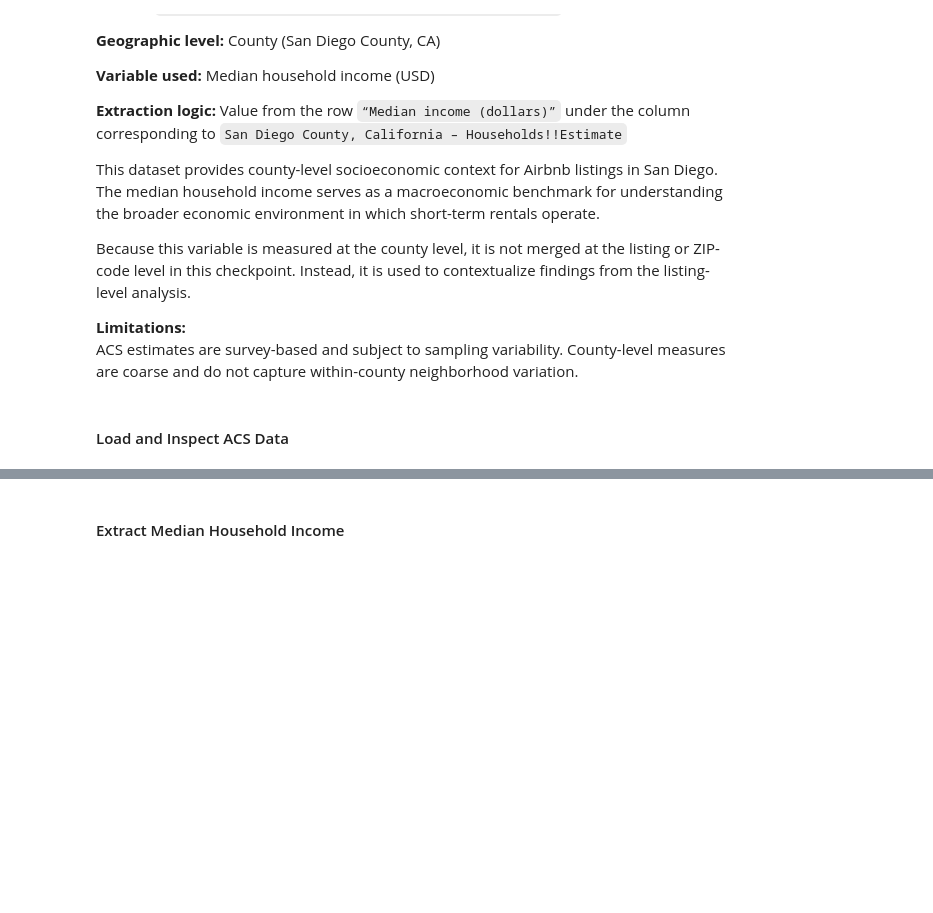
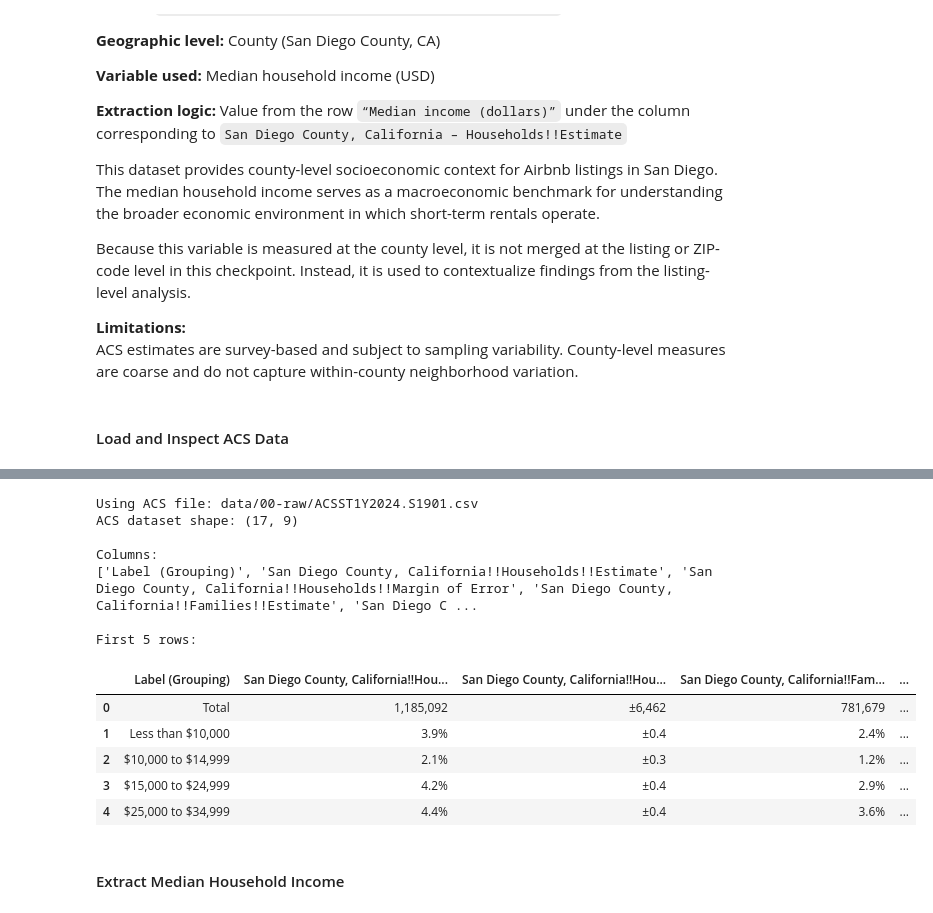
Before and after one commit to COGS108/Group082_WI26, a Jupyter notebook: 02-EDACheckpoint.ipynb, the cells around one changed output, grey strips where cells are left out. Cells and saved outputs as stored; diff of their text form; code cells hidden in the pictures; blank space fills up the shorter version.

```diff
--- a/02-EDACheckpoint.ipynb
+++ b/02-EDACheckpoint.ipynb
@@ -273,3 +257,57 @@ First 5 rows:
+# %%
+import os
+import glob
+import pandas as pd
+
+# Load and inspect ACS S1901 dataset (raw)
+# We prefer the CSV version because it is easiest to read reliably in pandas.
+
+raw_dir = "data/00-raw"
+
+# Try common ACS S1901 filenames first
+candidate_paths = [
+    os.path.join(raw_dir, "ACSST1Y2024.S1901.csv"),
+    os.path.join(raw_dir, "ACSST1Y2024.S1901_data.csv"),
+]
+
+# If not found, fall back to glob search (handles timestamped filenames)
+if not any(os.path.exists(p) for p in candidate_paths):
+    glob_hits = glob.glob(os.path.join(raw_dir, "*S1901*.csv"))
+    candidate_paths.extend(sorted(glob_hits))
+
+# Pick the first existing file
+census_file = next((p for p in candidate_paths if os.path.exists(p)), None)
+
+if census_file is None:
+    raise FileNotFoundError(
+        "Could not find an ACS S1901 CSV file in data/00-raw/. "
+        "Expected something like 'ACSST1Y2024.S1901.csv' or '*S1901*.csv'."
+    )
+
+# Read ACS file
+census_raw = pd.read_csv(census_file, low_memory=False)
+
+# Basic inspection
+print("Using ACS file:", census_file)
+print("ACS dataset shape:", census_raw.shape)
+print("\nColumns:")
+print(census_raw.columns.tolist())
+print("\nFirst 5 rows:")
+display(census_raw.head())
+# %% [output]
+Using ACS file: data/00-raw/ACSST1Y2024.S1901.csv
+ACS dataset shape: (17, 9)
+
+Columns:
+['Label (Grouping)', 'San Diego County, California!!Households!!Estimate', 'San Diego County, California!!Households!!Margin of Error', 'San Diego County, California!!Families!!Estimate', 'San Diego C ...
+
+First 5 rows:
+|  | Label (Grouping) | San Diego County, California!!Hou... | San Diego County, California!!Hou... | San Diego County, California!!Fam... | ... |
+| 0 | Total | 1,185,092 | ±6,462 | 781,679 | ... |
+| 1 | Less than $10,000 | 3.9% | ±0.4 | 2.4% | ... |
+| 2 | $10,000 to $14,999 | 2.1% | ±0.3 | 1.2% | ... |
+| 3 | $15,000 to $24,999 | 4.2% | ±0.4 | 2.9% | ... |
+| 4 | $25,000 to $34,999 | 4.4% | ±0.4 | 3.6% | ... |
 # %% [markdown]
 #### Extract Median Household Income
 # %%
```
Also changed, not shown: parts of 12 cells of this notebook.
